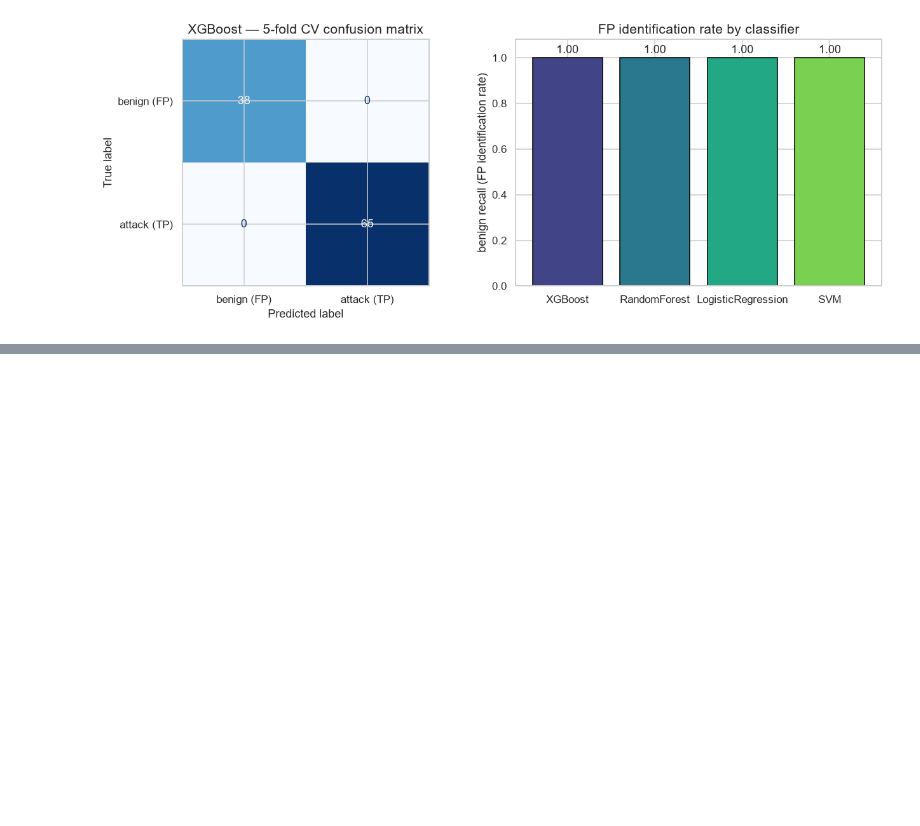
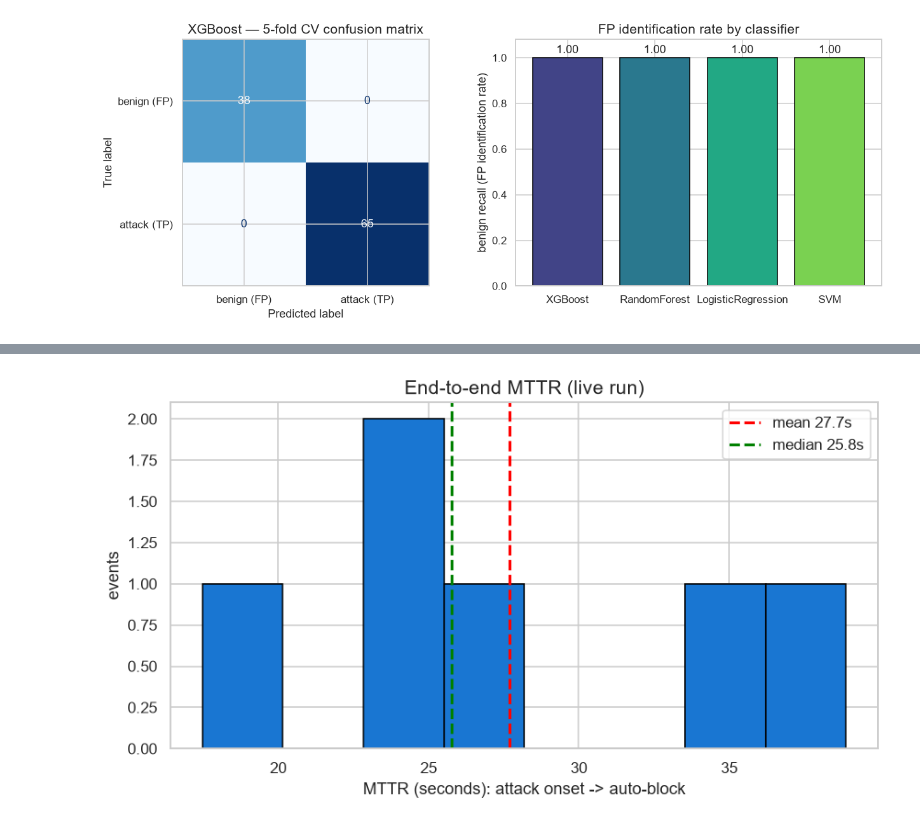
Before and after one commit to cxuan03/CyREN, a Jupyter notebook: notebooks/objective4_system_evaluation.ipynb, the cells around one changed output, grey strips where cells are left out. Saved outputs shown, nothing was run; the diff lists cells and outputs as text; code cells hidden in the pictures; blank space fills up the shorter version.

```diff
--- a/notebooks/objective4_system_evaluation.ipynb
+++ b/notebooks/objective4_system_evaluation.ipynb
@@ -199,0 +196,16 @@ not the headline number, is the transferable result.
+# %%
+with app.app_context():
+    live = Event.query.filter(Event.ingested_at.isnot(None)).all()
+    detail, mttr = [], []
+    for e in live:
+        b = BlockedIP.query.filter_by(event_id=e.id).first()
+        if b and e.first_seen and b.created_at:
+            secs = (b.created_at - e.first_seen).total_seconds()
+            if secs >= 0:                          # guard against any residual clock skew
+                mttr.append(secs)
+                detail.append((e.source_ip, e.attack_type, round(secs, 1)))
+mttr = np.array(mttr)
+print(f'live blocked events: {len(mttr)}')
+print(f'MTTR (block - first_seen): mean={mttr.mean():.1f}s  median={np.median(mttr):.1f}s  '
+      f'p95={np.percentile(mttr, 95):.1f}s  min={mttr.min():.1f}s  max={mttr.max():.1f}s')
+pd.DataFrame(detail, columns=['source_ip', 'attack_type', 'MTTR (s)'])
@@ -199,0 +222,9 @@ not the headline number, is the transferable result.
+# %%
+plt.figure(figsize=(8, 4.5))
+plt.hist(mttr, bins=8, color='#1976d2', edgecolor='black')
+plt.axvline(mttr.mean(), color='red', ls='--', lw=2, label=f'mean {mttr.mean():.1f}s')
+plt.axvline(np.median(mttr), color='green', ls='--', lw=2, label=f'median {np.median(mttr):.1f}s')
+plt.xlabel('MTTR (seconds): attack onset -> auto-block'); plt.ylabel('events')
+plt.title('End-to-end MTTR (live run)'); plt.legend(); plt.show()
+# %% [output]
+[figure, added]
```
Also changed, not shown: parts of 10 cells of this notebook, 2 other files.
